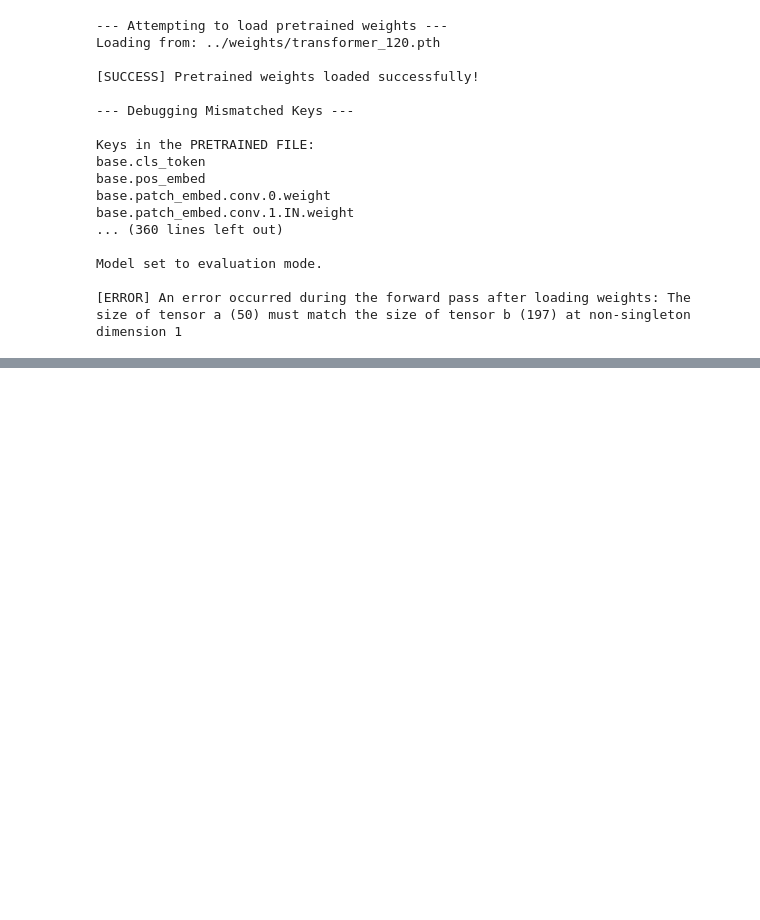
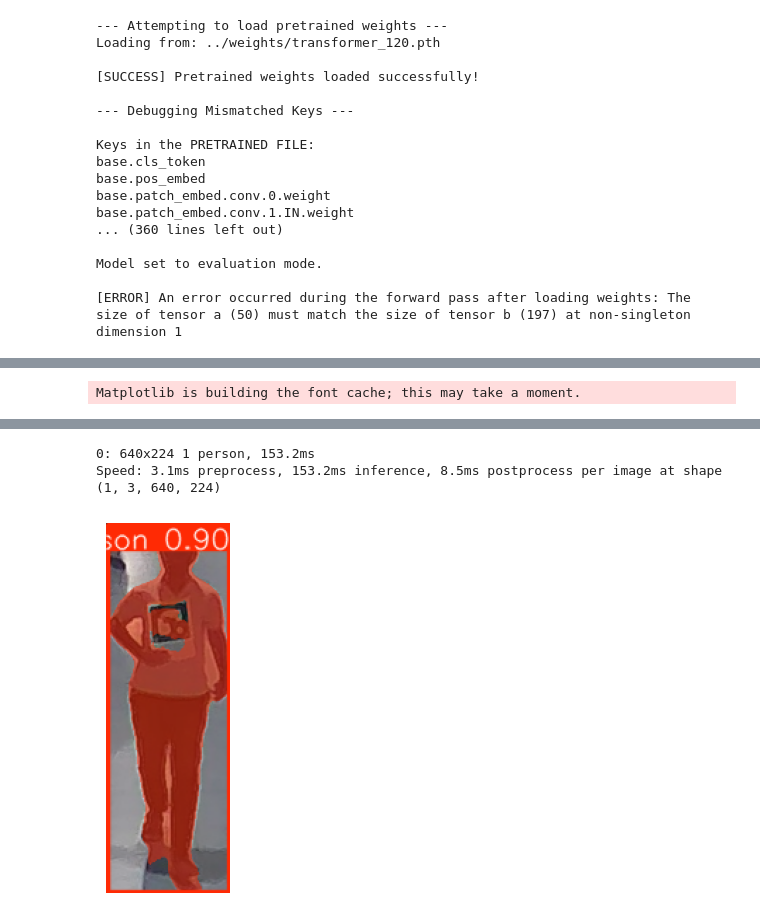
Before and after one commit to PrachitDeshinge/Person_Identification_v2, a Jupyter notebook: temp.ipynb, the cells around one changed output, grey strips where cells are left out. Drawn from its saved outputs; the diff is of its cells as text; code cells hidden in the pictures; blank space fills up the shorter version.

```diff
--- a/temp.ipynb
+++ b/temp.ipynb
@@ -173,3 +173,29 @@ Speed: 7.6ms preprocess, 170.6ms inference, 11.6ms postprocess per image at shap
 [SUCCESS] Saved cropped person 1 to 'person_crop_1.jpg'.
 [INFO] Cropping person 2 with bounding box: [[     788.63         112      837.43      254.65]]
 [SUCCESS] Saved cropped person 2 to 'person_crop_2.jpg'.
+# %%
+from ultralytics import YOLO
+import matplotlib.pyplot as plt
+import cv2 as cv
+
+# Load the YOLO model
+model = YOLO('../weights/yolo11m-seg.pt')
+
+# Load the image
+image_path = './person_crop_0.jpg'
+image = cv.imread(image_path)
+
+# Perform inference on the image
+results = model(image)
+
+# Visualize the results
+for result in results:
+    # Draw bounding boxes and masks on the image
+    annotated_image = result.plot()
+
+# Display the annotated image
+plt.imshow(annotated_image)
+plt.axis('off')  # Hide axes
+plt.show()
+# %% [output]
+Matplotlib is building the font cache; this may take a moment.
@@ -175,0 +203,3 @@ Speed: 7.6ms preprocess, 170.6ms inference, 11.6ms postprocess per image at shap
+0: 640x224 1 person, 153.2ms
+Speed: 3.1ms preprocess, 153.2ms inference, 8.5ms postprocess per image at shape (1, 3, 640, 224)
+[figure, added]
```
Also changed, not shown: parts of 6 cells of this notebook, 16 other files.
